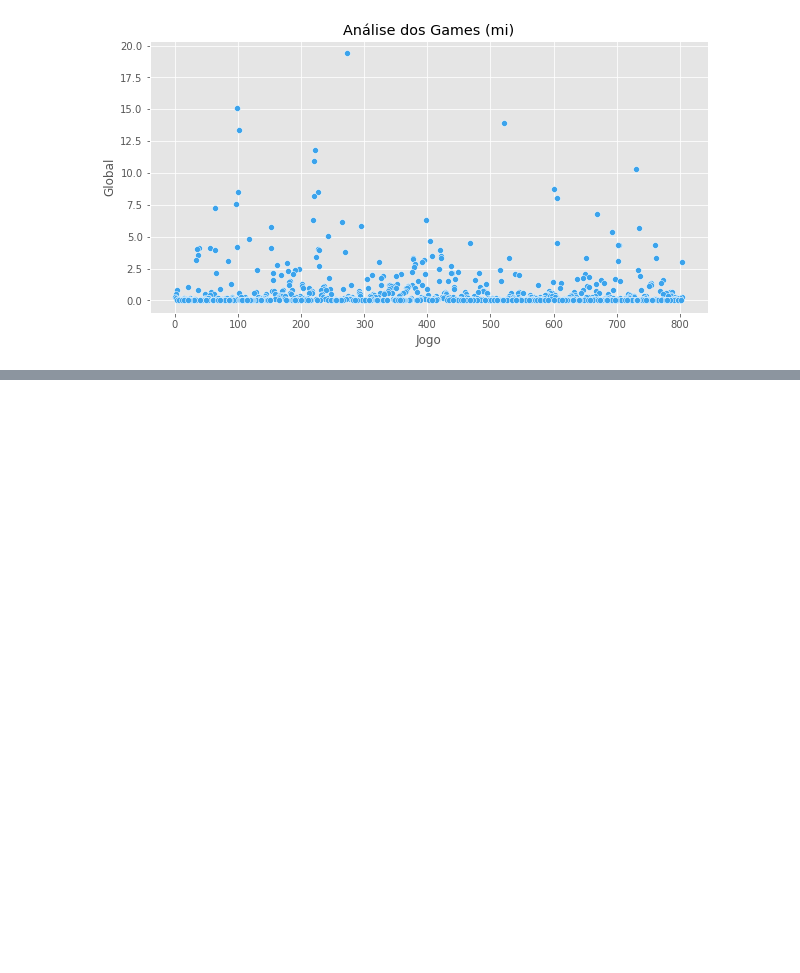
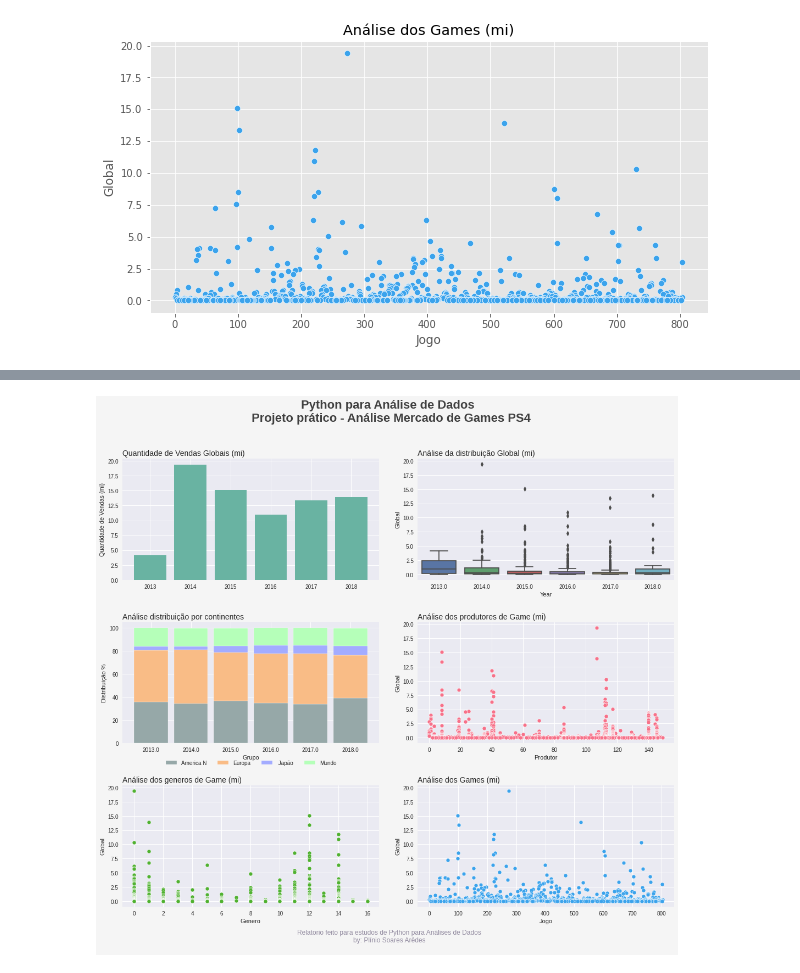
Before and after one commit to pliniosa/Analise_Game, a Jupyter notebook: Projeto4.ipynb, the cells around one changed output, grey strips where cells are left out. Saved outputs shown, nothing was run; the diff lists cells and outputs as text; code cells hidden in the pictures; blank space fills up the shorter version.

```diff
--- a/Projeto4.ipynb
+++ b/Projeto4.ipynb
@@ -369,0 +372,97 @@ sns.scatterplot( data=Base_Dados, x='Jogo', y='Global', color = Paleta_Cores[2])
+# %%
+#Tamanho da imagem
+fig, ax = plt.subplots( figsize=(18,15) )
+
+#Parametros para o grid
+Linhas = 3
+Colunas = 2
+
+#Cor de Fundo
+Cor_Fundo = '#f5f5f5'
+ax.set_facecolor( Cor_Fundo)
+fig.set_facecolor( Cor_Fundo)
+
+#Estilo dos gráficos
+plt.style.use('seaborn');
+
+#Titulo da figura
+plt.suptitle('Python para Análise de Dados \n Projeto prático - Análise Mercado de Games PS4', fontsize=22, color='#404040', fontweight=600)
+
+#Acesso ao gráfico 1
+plt.subplot(Linhas, Colunas, 1)
+#Titulo
+plt.title('Quantidade de Vendas Globais (mi)', loc='left', fontsize=14)
+#Grafico
+plt.bar(Base_Dados['Year'], Base_Dados['Global'], color='#69b3a2')
+#Label
+plt.ylabel('Quantidade de Vendas (mi)');
+#-------------------------------------------------------------------------------------------------------------------------------------------------#
+
+#Acesso ao gráfico 2
+plt.subplot(Linhas, Colunas, 2)
+#Titulo
+plt.title('Análise da distribuição Global (mi)', loc='left', fontsize=14)
+
+sns.boxplot(data=Base_Dados, x='Year', y='Global');
+#-------------------------------------------------------------------------------------------------------------------------------------------------#
+
+#Acesso ao gráfico 3
+plt.subplot(Linhas, Colunas, 3)
+# Largura barra no gráfico
+Largura_Barra = 0.85
+Rotulos = Analise['Year']
+Grupos = [0, 1, 2, 3, 4, 5]
+# Titulo
+plt.title('Análise distribuição por continentes', loc='left', fontsize=14)
+#Plot America
+plt.bar(Grupos, America, width=Largura_Barra, color='#96a8a8', edgecolor='white')
+#Plot Europa
+plt.bar(Grupos, Europa, bottom=America, width=Largura_Barra, color='#f9bc86', edgecolor='white')
+#Plot Japao
+plt.bar(Grupos, Japao, bottom=[A + B for A, B in zip(America, Europa)], width=Largura_Barra, color='#a3acff', edgecolor='white')
+#Plot Resto do Mundo
+plt.bar(Grupos, Resto_Mundo, bottom=[A + B + C for A, B, C in zip(America, Europa, Japao)], width=Largura_Barra, color='#b5ffb9', edgecolor='white')
+# Labels
+plt.xticks( Grupos, Rotulos)
+plt.xlabel('Grupo')
+plt.ylabel('Distribuição %')
+# Legenda
+plt.legend(['America N', 'Europa',' Japão', 'Mundo'], loc='upper left', bbox_to_anchor=(0.15, -0.1), ncol=4);
+#-------------------------------------------------------------------------------------------------------------------------------------------------#
+
+#Acesso ao gráfico 4
+plt.subplot(Linhas, Colunas, 4)
+# Titulo
+plt.title('Análise dos produtores de Game (mi)', loc='left', fontsize=14)
+# Plot
+sns.scatterplot( data=Base_Dados, x='Produtor', y='Global', color = Paleta_Cores[0]);
+#-------------------------------------------------------------------------------------------------------------------------------------------------#
+
+#Acesso ao gráfico 5
+plt.subplot(Linhas, Colunas, 5)
+# Titulo
+plt.title('Análise dos generos de Game (mi)', loc='left', fontsize=14)
+# Plot
+sns.scatterplot( data=Base_Dados, x='Genero', y='Global', color = Paleta_Cores[1]);
+#-------------------------------------------------------------------------------------------------------------------------------------------------#
+
+#Acesso ao gráfico 6
+plt.subplot(Linhas, Colunas, 6)
+# Titulo
+plt.title('Análise dos Games (mi)', loc='left', fontsize=14)
+# Plot
+sns.scatterplot( data=Base_Dados, x='Jogo', y='Global', color = Paleta_Cores[2]);
+#-------------------------------------------------------------------------------------------------------------------------------------------------#
+
+#Ajuste o layout
+plt.subplots_adjust(hspace=0.35,wspace=0.15)
+
+#Rodapé
+Rodape = '''
+Relatorio feito para estudos de Python para Análises de Dados
+by: Plínio Soares Arêdes
+'''
+
+fig.text(0.5,0.05, Rodape, ha='center', va='bottom', size=12, color='#938ca1');
+# %% [output]
+[figure, added]
```
Also changed, not shown: parts of 1 cell of this notebook.
